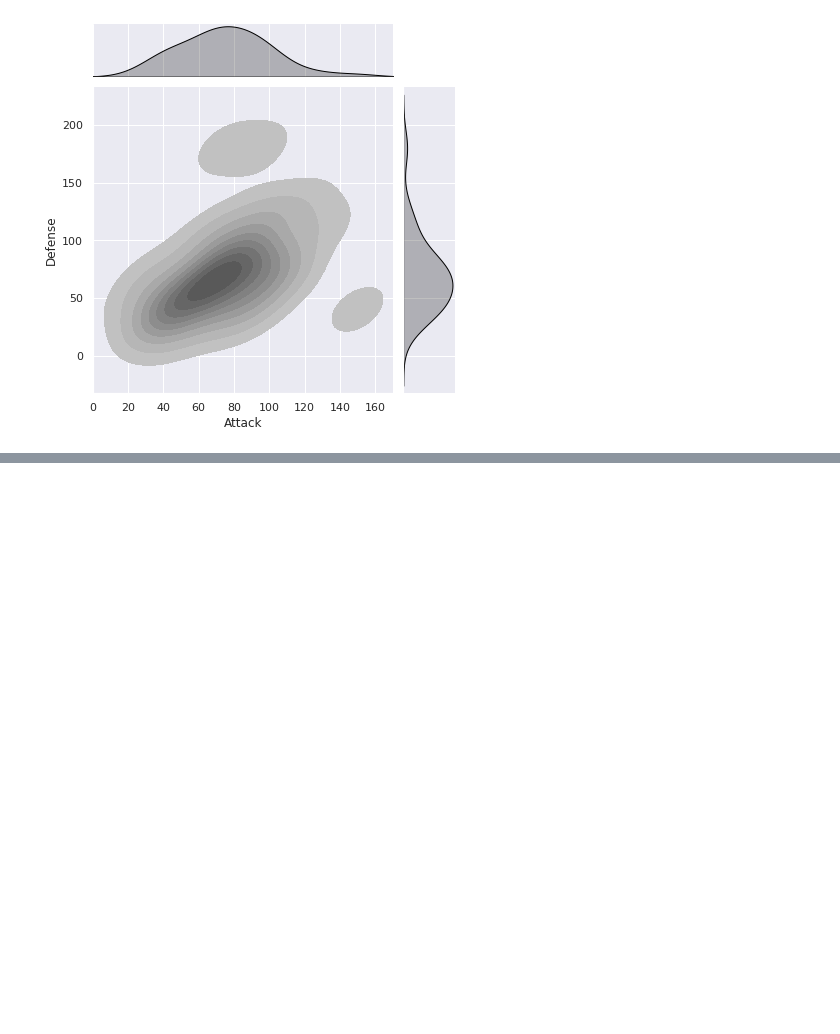
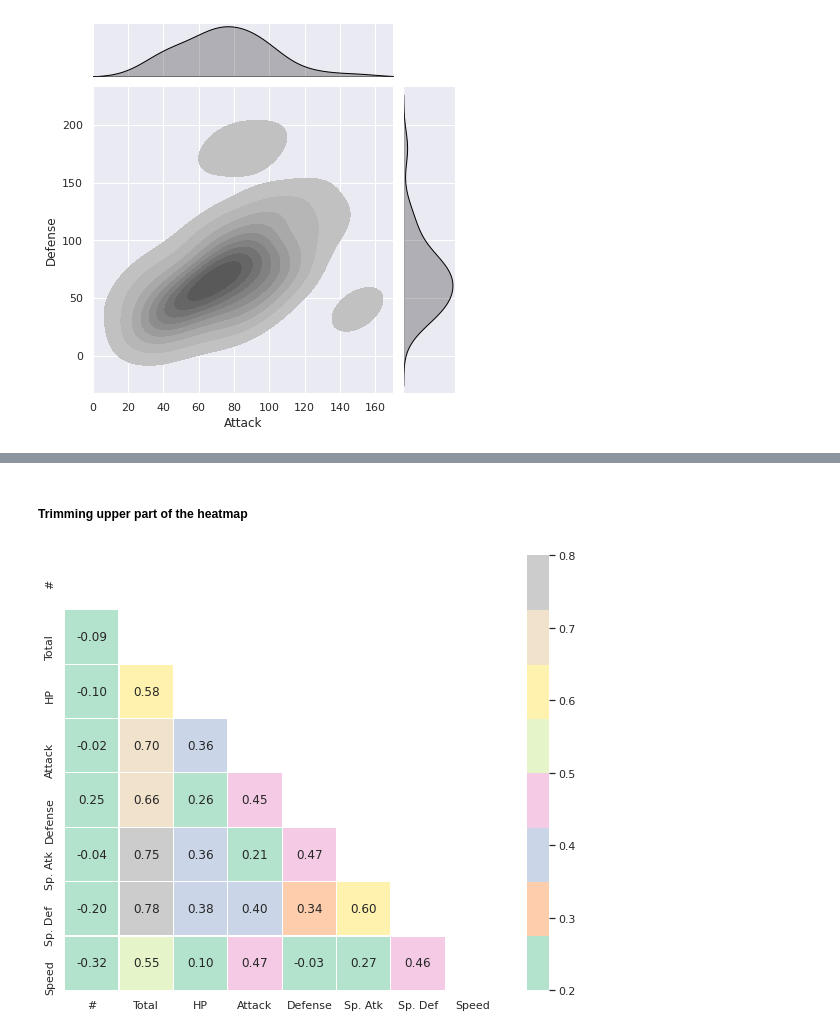
Before and after one commit to Sureshkrishh/Datascience-notes, a Jupyter notebook: 1. Python/012. Seaborn.ipynb, the cells around one changed output, grey strips where cells are left out. Saved outputs shown, nothing was run; the diff lists cells and outputs as text; code cells hidden in the pictures; blank space fills up the shorter version.

```diff
--- a/1. Python/012. Seaborn.ipynb
+++ b/1. Python/012. Seaborn.ipynb
@@ -205,0 +251,20 @@ pkmn.head()
+# %% [markdown]
+##### Trimming upper part of the heatmap
+# %%
+plt.subplots(figsize=(10,8))
+
+lmatrix = np.triu(pkmn.corr())
+
+sns.heatmap(pkmn.corr(),
+            annot = True,
+            fmt ='.2f',
+            vmin = 0.2,
+            vmax = 0.8,
+            square = True,
+            linewidth = 0.2,
+            cmap = 'Pastel2',
+            mask = lmatrix)
+
+plt.show()
+# %% [output]
+[figure, added]
```
Also changed, not shown: parts of 13 cells of this notebook.
